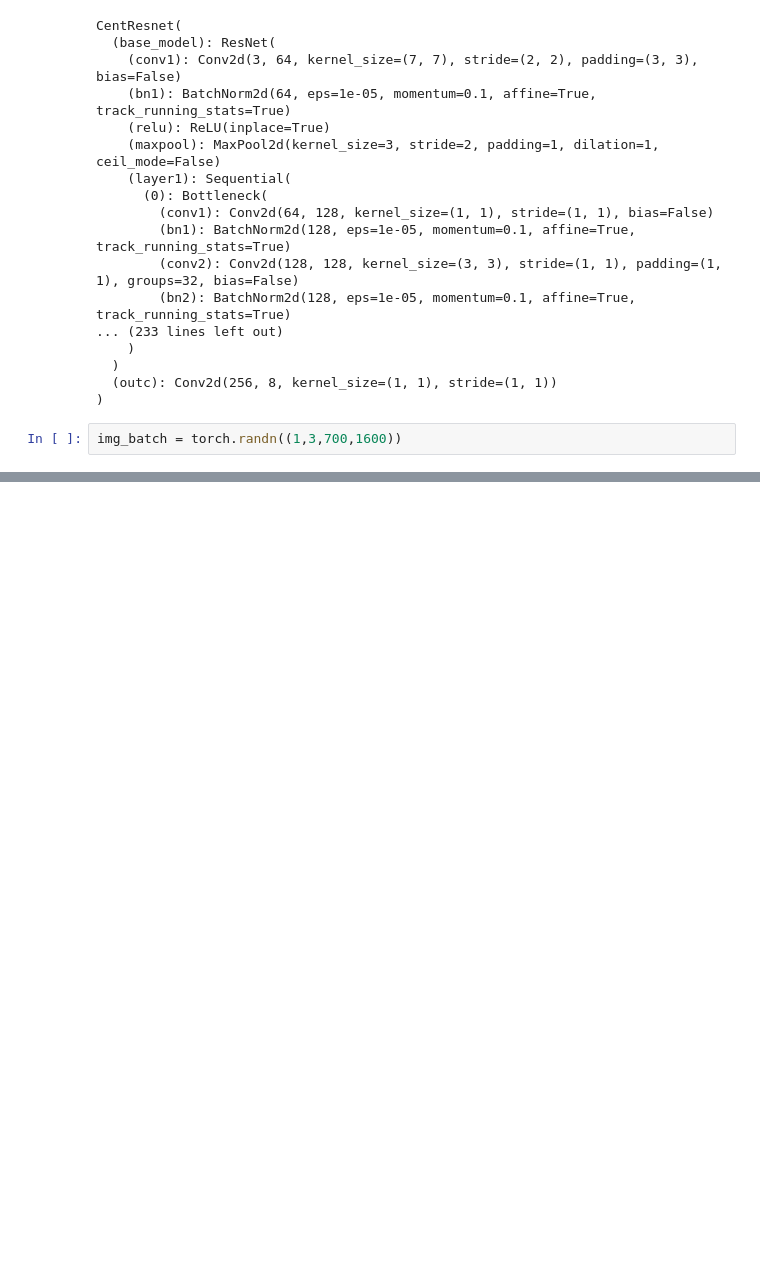
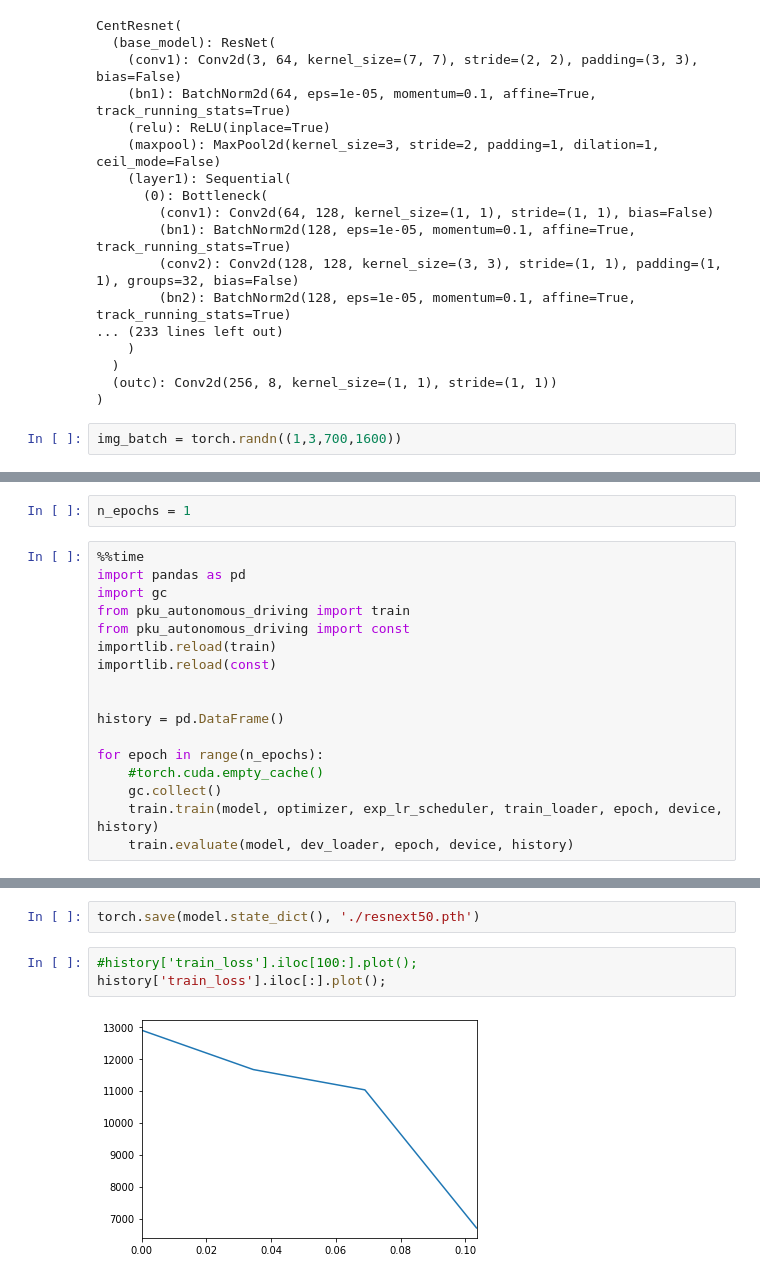
Before and after one commit to ar90n/pku-autonomous-driving, a Jupyter notebook: main.ipynb, the cells around one changed output, grey strips where cells are left out. Drawn from its saved outputs; the diff is of its cells as text; blank space fills up the shorter version.

```diff
--- a/main.ipynb
+++ b/main.ipynb
@@ -204,0 +226,19 @@ RuntimeError: [enforce fail at CPUAllocator.cpp:64] . DefaultCPUAllocator: can't
+# %%
+n_epochs = 1
+# %%
+%%time
+import pandas as pd
+import gc
+from pku_autonomous_driving import train
+from pku_autonomous_driving import const
+importlib.reload(train)
+importlib.reload(const)
+
+
+history = pd.DataFrame()
+
+for epoch in range(n_epochs):
+    #torch.cuda.empty_cache()
+    gc.collect()
+    train.train(model, optimizer, exp_lr_scheduler, train_loader, epoch, device, history)
+    train.evaluate(model, dev_loader, epoch, device, history)
@@ -204,0 +263,7 @@ RuntimeError: [enforce fail at CPUAllocator.cpp:64] . DefaultCPUAllocator: can't
+# %%
+torch.save(model.state_dict(), './resnext50.pth')
+# %%
+#history['train_loss'].iloc[100:].plot();
+history['train_loss'].iloc[:].plot();
+# %% [output]
+[figure, added]
```
Also changed, not shown: parts of 14 cells of this notebook, 13 other files.
